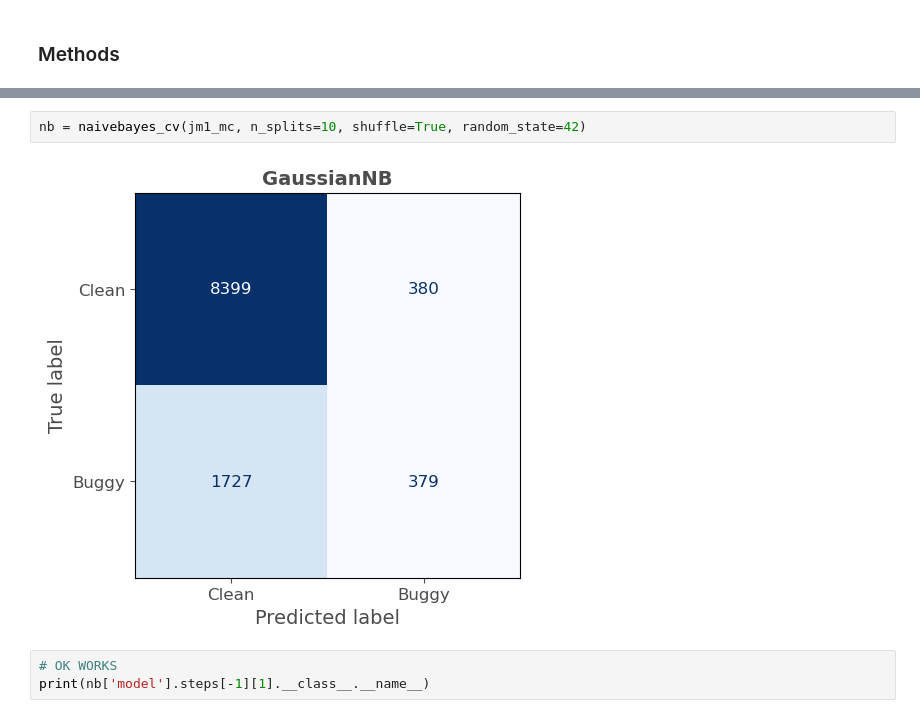
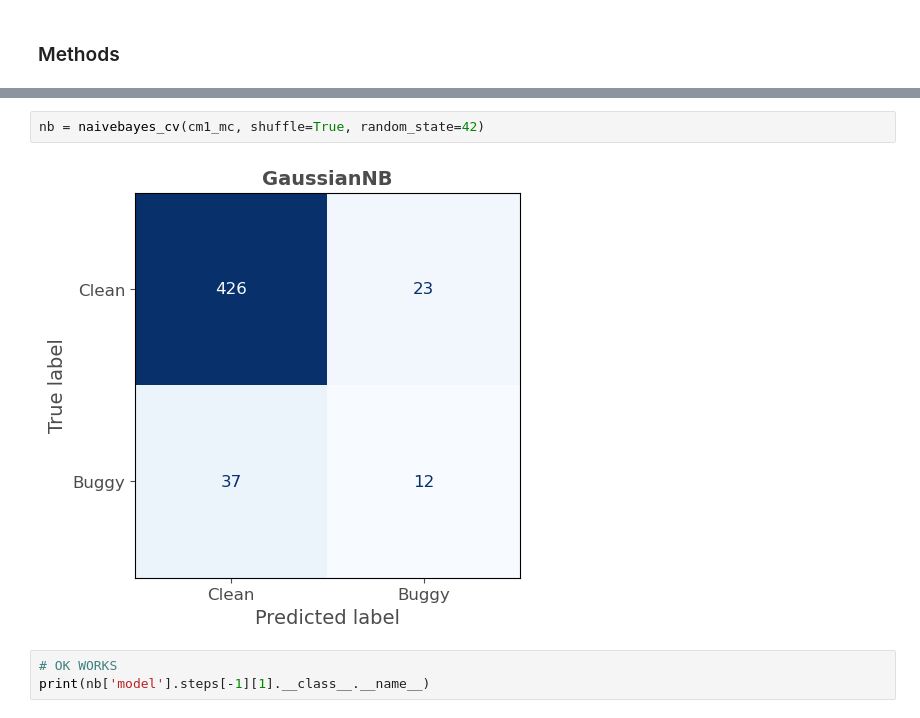
Before and after one commit to zurlog/MLDS_PR104, a Jupyter notebook: scripts/pr104.ipynb, the cells around one changed output, grey strips where cells are left out. Cells and saved outputs as stored; diff of their text form.

```diff
--- a/scripts/pr104.ipynb
+++ b/scripts/pr104.ipynb
@@ -344,9 +347,9 @@ classifier, classification trees and k-nearest neighbor (*Mitchell, 1997*). Each
 
 - **K-Nearest Neighbors**: a supervised ML algorithm that works by finding the *k* data points in the training set that are closest to the input data point $x_0$ and uses those data points to make a prediction. The class conditional probabilities are estimated as the fraction of points in in the neighbour set whose response corresponds to each certain $jth$ class. Finally, KNN classifies the test observation $x_0$ to the class with the largest of these probabilities. The nearest neighbour class of classifiers adapts the amount of smoothing to the local density of data. The degree of smoothing is controlled by the hyperparameter *k*. In the original paper, $k = 10$.
 # %%
-nb = naivebayes_cv(jm1_mc, n_splits=10, shuffle=True, random_state=42)
+nb = naivebayes_cv(cm1_mc, shuffle=True, random_state=42)
 # %% [output]
-[figure, old version]
+[figure, new version]
 # %%
 # OK WORKS
 print(nb['model'].steps[-1][1].__class__.__name__)
```
Also changed, not shown: parts of 7 cells of this notebook, 2 other files.
